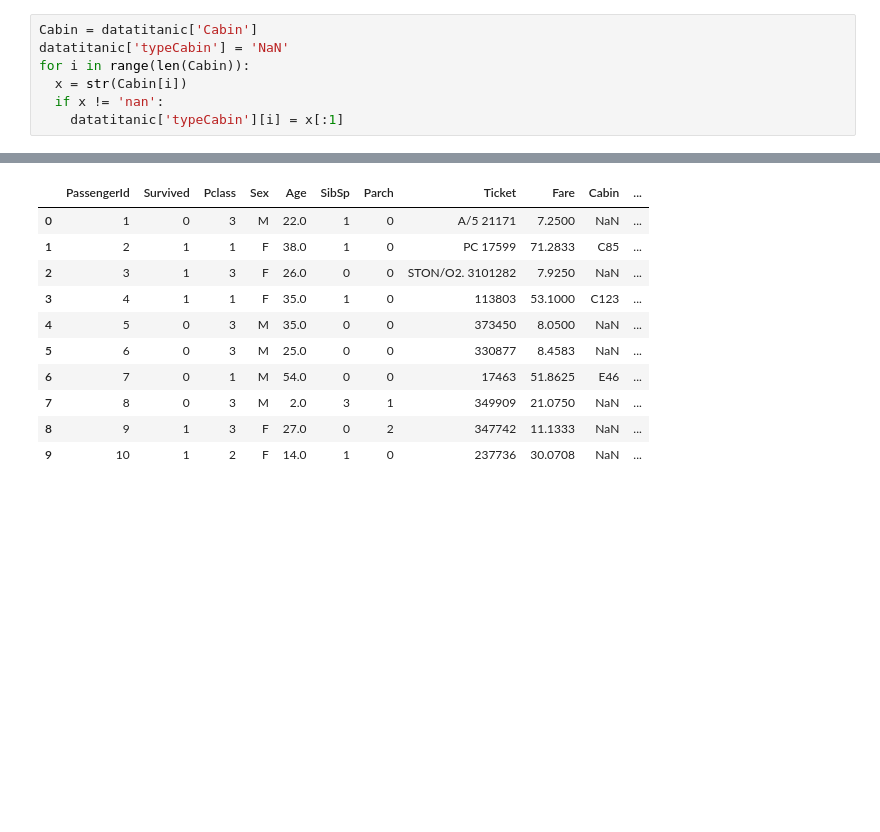
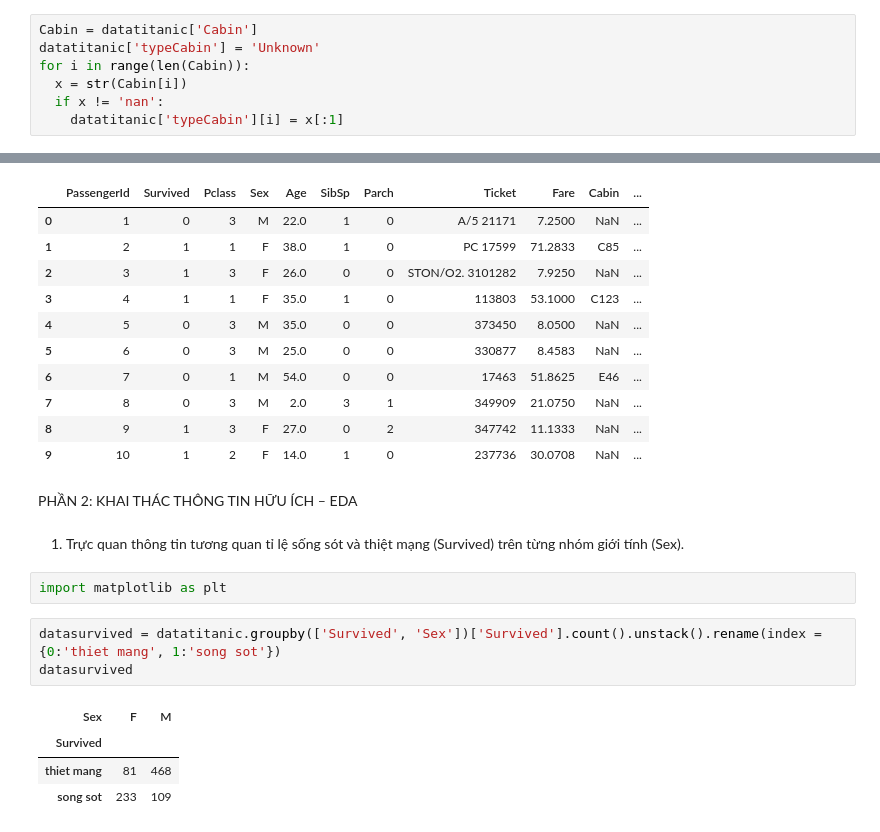
Before and after one commit to PhamBaVuong/DataAnalysisDeepLearning, a Jupyter notebook: Lab04.ipynb, the cells around one changed output, grey strips where cells are left out. Cells and saved outputs as stored; diff of their text form; blank space fills up the shorter version.

```diff
--- a/Lab04.ipynb
+++ b/Lab04.ipynb
@@ -312,7 +312,7 @@ datatitanic.head(10)
 5. Tiến hành tách loại cabin (typeCabin) mà hành khách ở để lọc và phân tích đặc tính cabin. Loại cabin được kí hiệu bởi chữ cái đầu tiên. Lưu ý: Đối với dữ liệu cabin bị thiếu thì thay thế bằng ―Unknown
 # %%
 Cabin = datatitanic['Cabin']
-datatitanic['typeCabin'] = 'NaN'
+datatitanic['typeCabin'] = 'Unknown'
 for i in range(len(Cabin)):
   x = str(Cabin[i])
   if x != 'nan':
@@ -335,3 +335,18 @@ datatitanic.head(10)
 | 7 | 8 | 0 | 3 | M | 2.0 | 3 | 1 | 349909 | 21.0750 | NaN | ... |
 | 8 | 9 | 1 | 3 | F | 27.0 | 0 | 2 | 347742 | 11.1333 | NaN | ... |
 | 9 | 10 | 1 | 2 | F | 14.0 | 1 | 0 | 237736 | 30.0708 | NaN | ... |
+# %% [markdown]
+
+PHẦN 2: KHAI THÁC THÔNG TIN HỮU ÍCH – EDA
+# %% [markdown]
+1. Trực quan thông tin tương quan tỉ lệ sống sót và thiệt mạng (Survived) trên từng nhóm giới tính (Sex).
+# %%
+import matplotlib as plt
+# %%
+datasurvived = datatitanic.groupby(['Survived', 'Sex'])['Survived'].count().unstack().rename(index = {0:'thiet mang', 1:'song sot'})
+datasurvived
+# %% [output]
+| Sex | F | M |
+| Survived |  |  |
+| thiet mang | 81 | 468 |
+| song sot | 233 | 109 |
```
Also changed, not shown: parts of 2 cells of this notebook.
